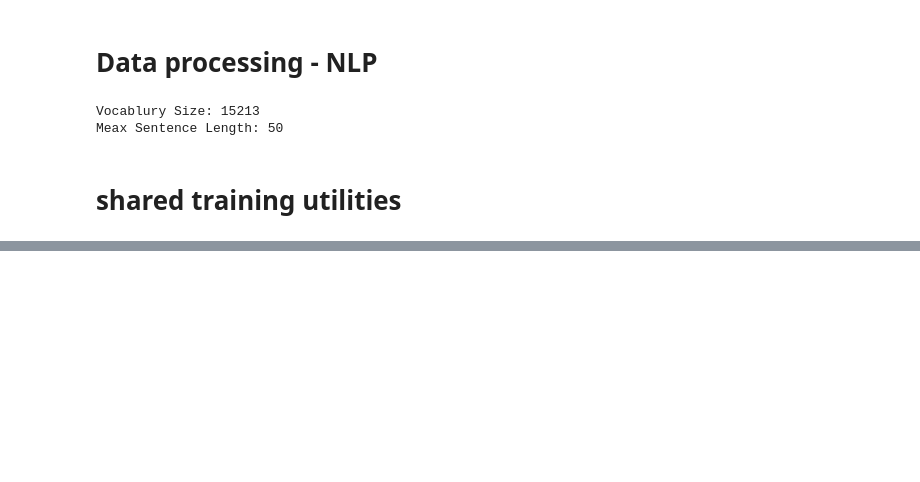
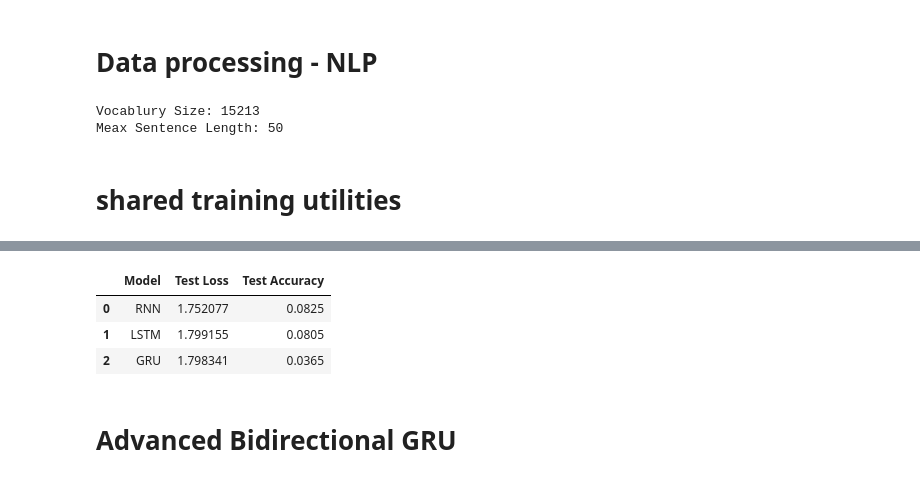
Before and after one commit to so-alive/NLP-sentiment-classification, a Jupyter notebook: sentiment_model.ipynb, the cells around one changed output, grey strips where cells are left out. Cells and saved outputs as stored; diff of their text form; code cells hidden in the pictures; blank space fills up the shorter version.

Commit message:
Model created

```diff
--- a/sentiment_model.ipynb
+++ b/sentiment_model.ipynb
@@ -106,0 +149,11 @@ early_stopping = EarlyStopping(
+# %%
+lstm_model = Sequential([
+    Embedding(input_dim=max_words, output_dim=128, input_length=50),
+    LSTM(units=128, return_sequences=True),
+    Dropout(0.5),
+    LSTM(units=64),
+    Dropout(0.5),
+    Dense(units=num_classes, activation='softmax')
+])
+
+lstm_model.compile(optimizer='adam', loss='sparse_categorical_crossentropy', metrics=['accuracy'])
@@ -106,0 +186,25 @@ early_stopping = EarlyStopping(
+# %%
+gru_model = Sequential([
+    Embedding(input_dim = max_words, output_dim=128, input_length=50),
+    GRU(units=128, return_sequences=True),
+    Dropout(0.5),
+    GRU(units=64),
+    Dropout(0.5),
+    Dense(units=num_classes, activation='softmax')
+])
+
+gru_model.compile(optimizer='adam', loss='sparse_categorical_crossentropy', metrics=['accuracy'])
+# %%
+gru_model.fit(
+    padded_train_sequence,
+    train_labels,
+    validation_data=(padded_test_sequence, test_labels),
+    epochs=20,
+    batch_size=32,
+    class_weight=class_weight_dict,
+    callbacks=[early_stopping]
+)
+
+gru_loss, gru_accuracy = gru_model.evaluate(padded_test_sequence, test_labels)
+print(f'GRU Loss: {gru_loss}')
+print(f'GRU Accuracy: {gru_accuracy}')
@@ -106,0 +221,14 @@ early_stopping = EarlyStopping(
+# %%
+result_df = pd.DataFrame({
+    'Model': ['RNN', 'LSTM', 'GRU'],
+    'Test Loss': [rnn_loss, lstm_loss, gru_loss],
+    'Test Accuracy': [rnn_accuracy, lstm_accuracy, gru_accuracy]
+}).sort_values(by='Test Accuracy', ascending=False)
+result_df
+# %% [output]
+|  | Model | Test Loss | Test Accuracy |
+| 0 | RNN | 1.752077 | 0.0825 |
+| 1 | LSTM | 1.799155 | 0.0805 |
+| 2 | GRU | 1.798341 | 0.0365 |
+# %% [markdown]
+# Advanced Bidirectional GRU
```
Also changed, not shown: parts of 21 cells of this notebook.
